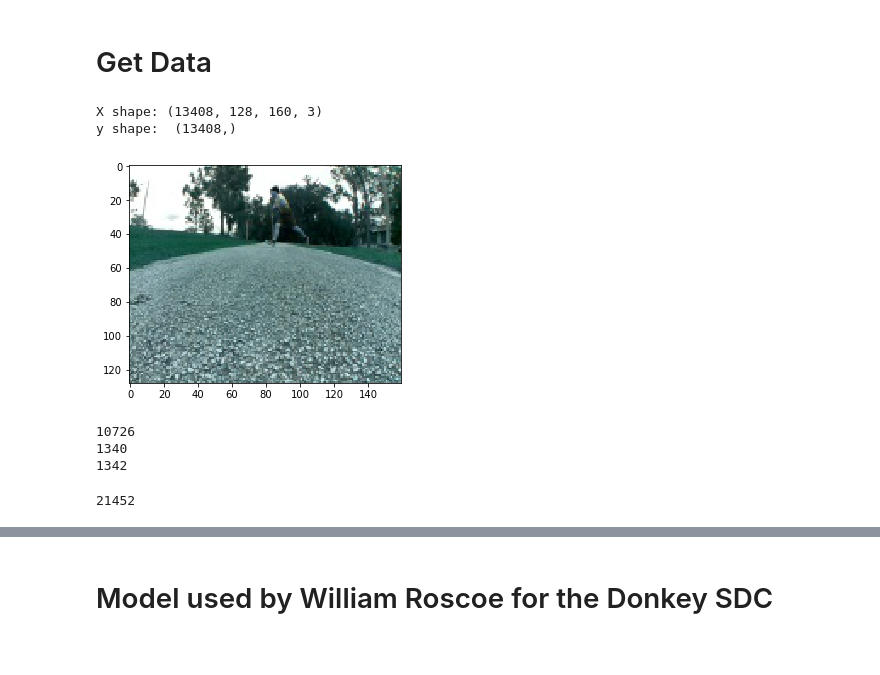
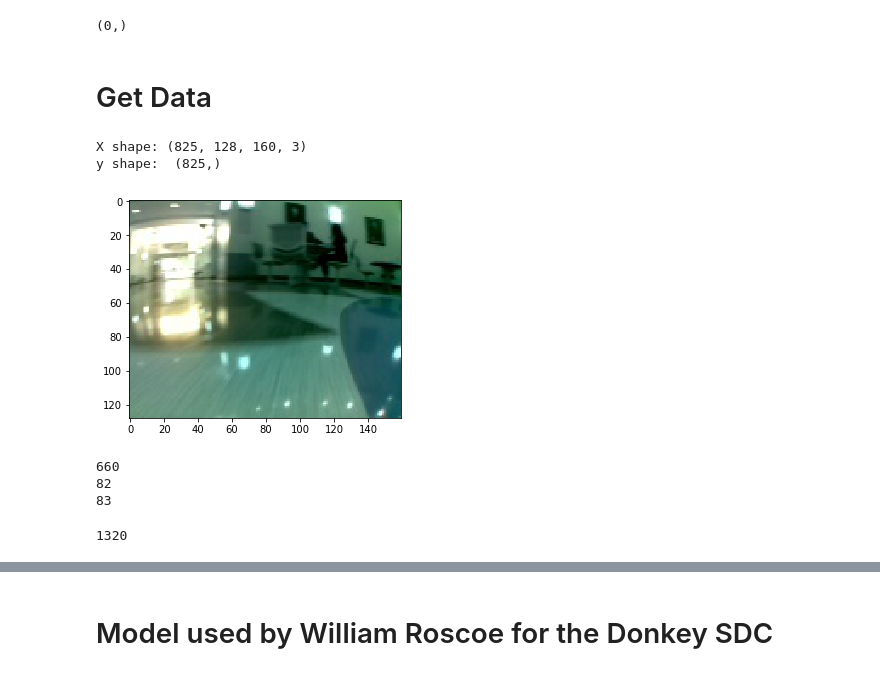
Before and after one commit to JohnFodero/sdc_surfer, a Jupyter notebook: train_nb_custom_data.ipynb, the cells around one changed output, grey strips where cells are left out. Cells and saved outputs as stored; diff of their text form; code cells hidden in the pictures.

```diff
--- a/train_nb_custom_data.ipynb
+++ b/train_nb_custom_data.ipynb
@@ -13,28 +13,45 @@ from matplotlib.pyplot import imshow
+# %%
+test = []
+if os.path.isfile('../lobby2/img/img0900.jpeg'):
+    img = cv2.imread('../lobby2/img/img0000.jpeg')
+    test.append(img)
+    test.append(cv2.imread('../lobby2/img/img0001.jpeg'))
+test = np.array(test)
+print(test.shape)
+# %% [output]
+(0,)
 # %% [markdown]
 # Get Data
 # %%
 import csv
+
+# checkpoints:
+# [0:4000] -> Closed loop driving
+# 13606 total
 raw_X = []
 raw_y = []
-data_path = '../loop1'
+data_path = '../lobby2'
 with open(data_path + '/capture_log.csv', 'r') as f:
     reader = csv.reader(f)
     iterreader = iter(reader)
     next(iterreader)
     count = 0
     for row in iterreader:
-        img = cv2.imread(data_path + row[0][1:])
-        raw_X.append(img)
-        raw_y.append(float(row[2]))
+        path = data_path + row[0][1:]
+        img = cv2.imread(path)
+        if img is not None:
+            raw_X.append(img)
+            raw_y.append(1000*float(row[2]))
+            count += 1
     raw_X = np.array(raw_X)
     raw_y = np.array(raw_y)
     print('X shape:', raw_X.shape)
     print('y shape: ', raw_y.shape)
-    imshow(raw_X[2])
+    imshow(raw_X[800])
 # %% [output]
-X shape: (13408, 128, 160, 3)
-y shape:  (13408,)
+X shape: (825, 128, 160, 3)
+y shape:  (825,)
-[figure, old version]
+[figure, new version]
 # %%
 def shuffle_data(X, y):
     assert len(X) == len(y)
@@ -54,9 +71,9 @@ print(len(train_X))
 print(len(val_X))
 print(len(test_X))
 # %% [output]
-10726
-1340
-1342
+660
+82
+83
 # %%
 # flip images to remove steering bias
 X_flipped = np.array([np.fliplr(i) for i in train_X])
@@ -65,7 +82,7 @@ train_X = np.concatenate([train_X, X_flipped])
 train_y = np.concatenate([train_y, y_flipped])
 len(train_X)
 # %% [output]
-21452
+1320
 # %%
 from keras.models import Sequential
 from keras.layers import Activation, Dropout, Flatten, Dense
```
Also changed, not shown: parts of 11 cells of this notebook, 1 other file.
